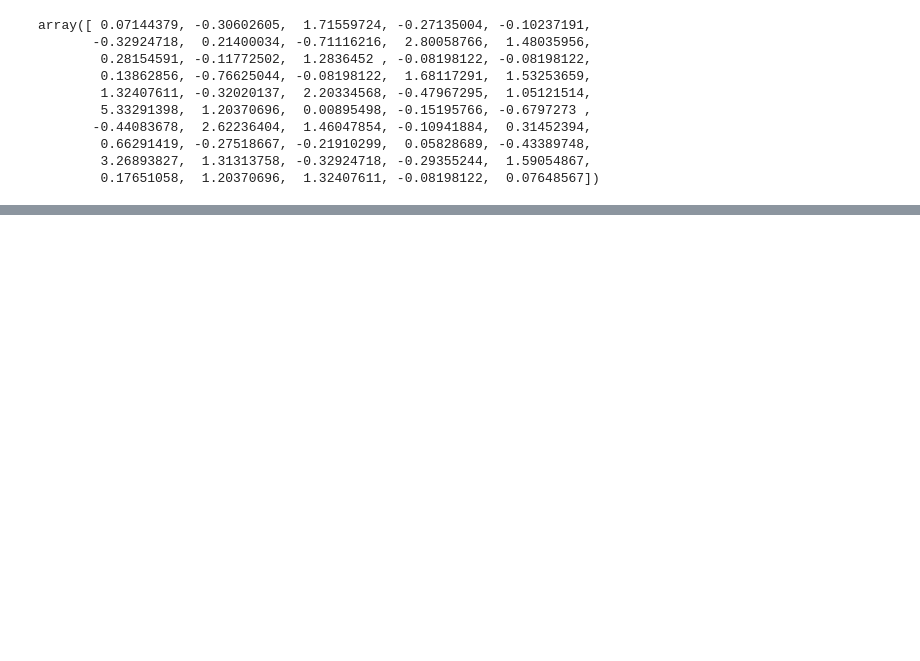
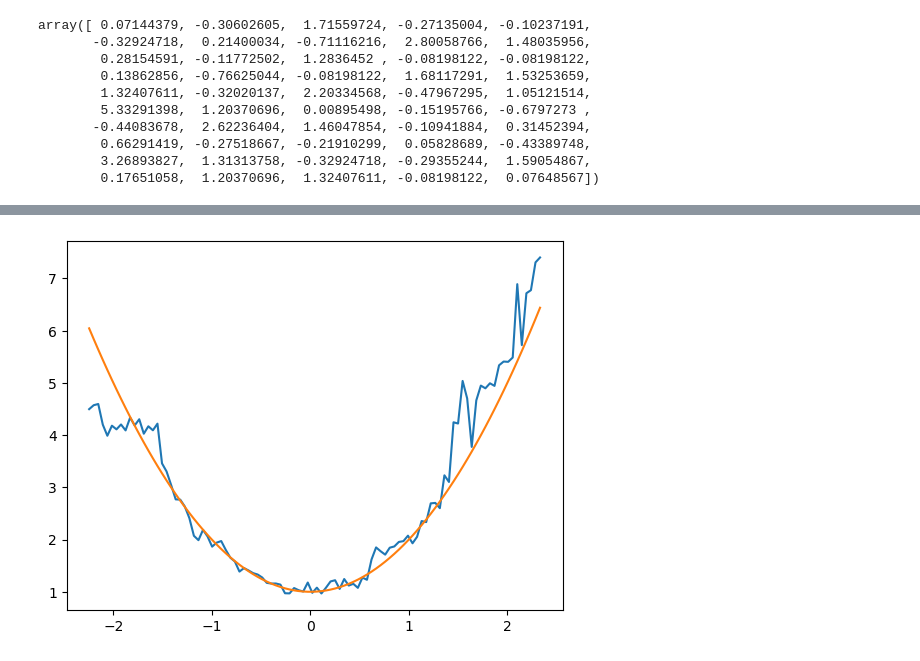
Before and after one commit to DataCanvasIO/YLearn, a Jupyter notebook: example_usages/test_grf.ipynb, the cells around one changed output, grey strips where cells are left out. Cells and saved outputs as stored; diff of their text form; code cells hidden in the pictures; blank space fills up the shorter version.

```diff
--- a/example_usages/test_grf.ipynb
+++ b/example_usages/test_grf.ipynb
@@ -76,0 +101,24 @@ plt.show()
+# %%
+grf_honest = GRForest(
+    n_jobs=1,
+    honest_subsample_num=0.35,
+    min_samples_split=10,
+    sub_sample_num=0.75,
+    n_estimators=100,
+    random_state=2022,
+    min_impurity_decrease=1e-10,
+    max_depth=100,
+    max_leaf_nodes=100,
+    verbose=0,
+)
+grf_honest.fit(
+    data=data, outcome=outcome, treatment=treatment, adjustment=adjustment, covariate=adjustment
+)
+# %%
+effect_honest = grf_honest._prepare4est(test_data)
+for t in range(n_x):
+    plt.plot(v_test[:, 0], effect_honest[:, t])
+    plt.plot(v_test[:, 0], true_te(v_test)[:, t])
+plt.show()
+# %% [output]
+[figure, added]
```
Also changed, not shown: parts of 8 cells of this notebook, 6 other files.
